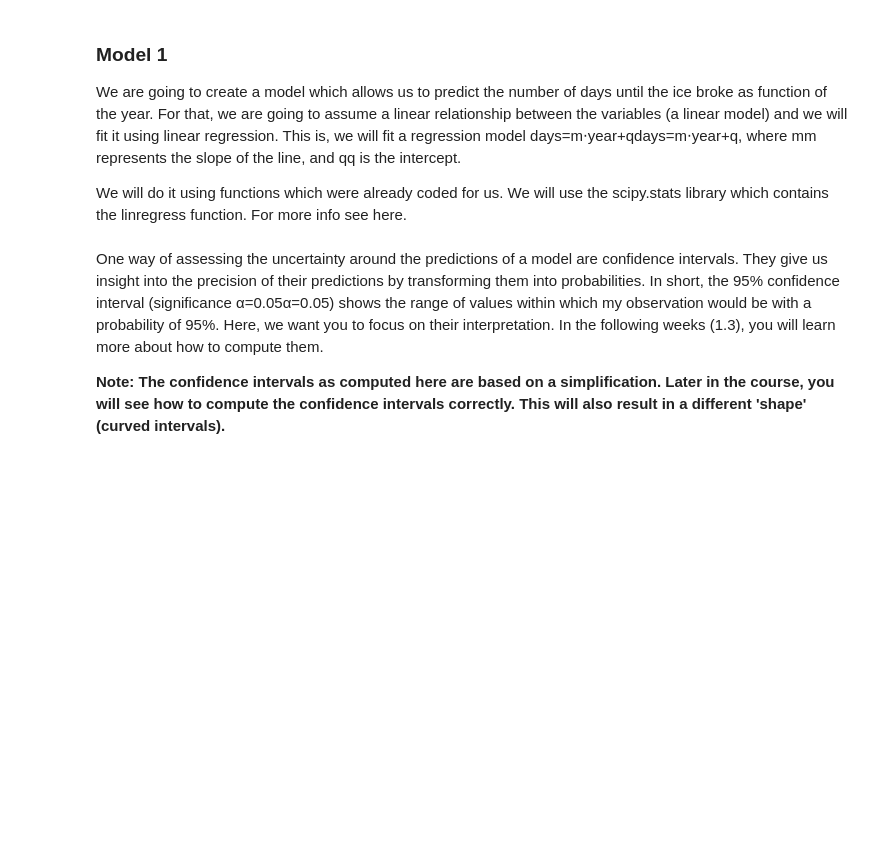
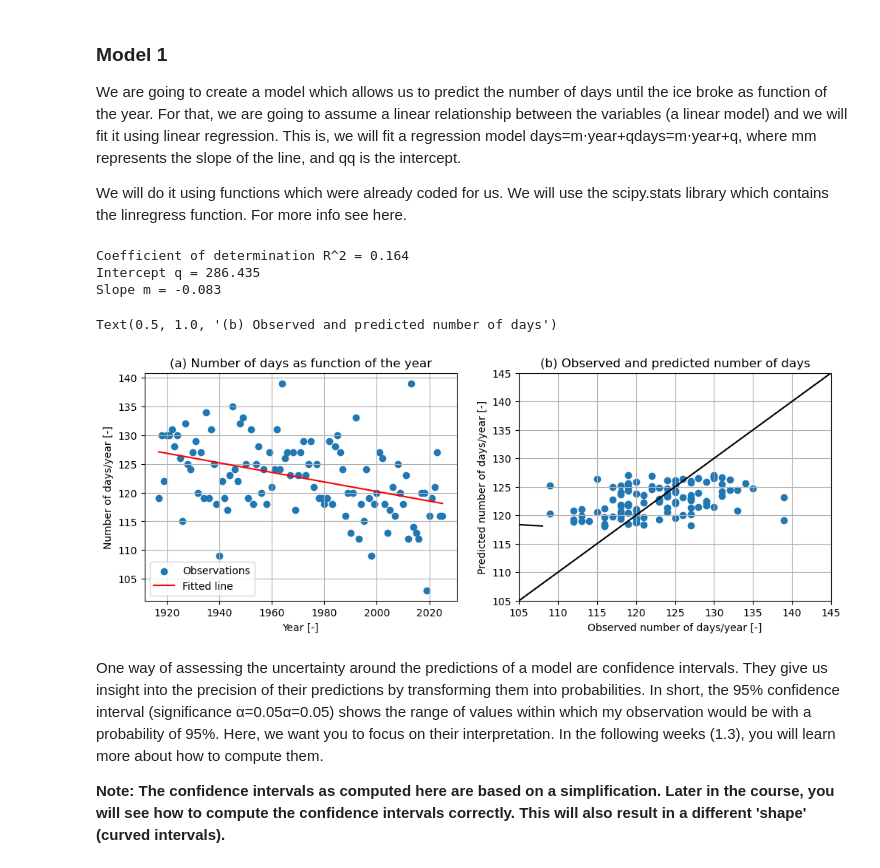
Before and after one commit to MUDE-2025/GA1.1, a Jupyter notebook: GA_1_1.ipynb, the cells around one changed output. Cells and saved outputs as stored; diff of their text form; code cells hidden in the pictures; blank space fills up the shorter version.

```diff
--- a/GA_1_1.ipynb
+++ b/GA_1_1.ipynb
@@ -121,7 +121,7 @@ Import the data by running the cell below. To get more used to reading code, try
 </div>
 # %%
 # load data
-data = np.loadtxt('data/days.csv', dtype=str, delimiter=',', skiprows=1)
+data = np.loadtxt('data/days.csv', delimiter=';', skiprows=1)
 print(data[0:10])
 
 # More information about the data
@@ -186,3 +200,72 @@ We will do it using functions which were already coded for us. We will use the s
+# %%
+# regression here
+
+def regression(x, y):
+    '''
+    Determine linear regression
+
+    Input: x = array, x values
+           y = array, y values
+
+    Output: r_sq = coefficient of determination
+            q = intercept of the line
+            m = slope of the line
+    '''
+
+    regression = sci.linregress(x, y)
+    r_sq = regression.rvalue**2
+    q = regression.intercept
+    m = regression.slope
+
+    print(f'Coefficient of determination R^2 = {r_sq:.3f}')
+    print(f'Intercept q = {q:.3f} \nSlope m = {m:.3f}')
+
+    return r_sq, q, m
+r_sq, q, m = regression(data[:,0], data[:,1])
+# %% [output]
+Coefficient of determination R^2 = 0.164
+Intercept q = 286.435
+Slope m = -0.083
+# %%
+
+def calculate_line(x, m, q):
+    '''
+    Determine y values from linear regression
+
+    Input: x = array
+           m = slope of the line
+           q = intercept of the line
+
+    Output: y = array
+    '''
+
+    y = m * x + q
+
+    return y
+
+line = calculate_line(data[:,0], m, q)
+
+fig, axes = plt.subplots(1, 2, figsize = (12, 4))
+
+axes[0].scatter(data[:,0], data[:,1], label = 'Observations')
+axes[0].plot(data[:,0], line, color='r', label='Fitted line')
+axes[0].set_ylabel('Number of days/year [-]')
+axes[0].set_xlabel('Year [-]')
+axes[0].grid()
+axes[0].legend()
+axes[0].set_title('(a) Number of days as function of the year')
+
+axes[1].scatter(data[:,1], line)
+axes[1].plot([105, 145],[105, 145], line, color = 'k')
+axes[1].set_xlim([105, 145])
+axes[1].set_ylim([105, 145])
+axes[1].set_ylabel('Predicted number of days/year [-]')
+axes[1].set_xlabel('Observed number of days/year [-]')
+axes[1].grid()
+axes[1].set_title('(b) Observed and predicted number of days')
+# %% [output]
+Text(0.5, 1.0, '(b) Observed and predicted number of days')
+[figure, added]
 # %% [markdown]
 One way of assessing the uncertainty around the predictions of a model are confidence intervals. They give us insight into the precision of their predictions by transforming them into probabilities. In short, the 95% confidence interval (significance α=0.05α=0.05) shows the range of values within which my observation would be with a probability of 95%. Here, we want you to focus on their interpretation. In the following weeks (1.3), you will learn more about how to compute them.
 
```
Also changed, not shown: parts of 15 cells of this notebook, 7 other files.
